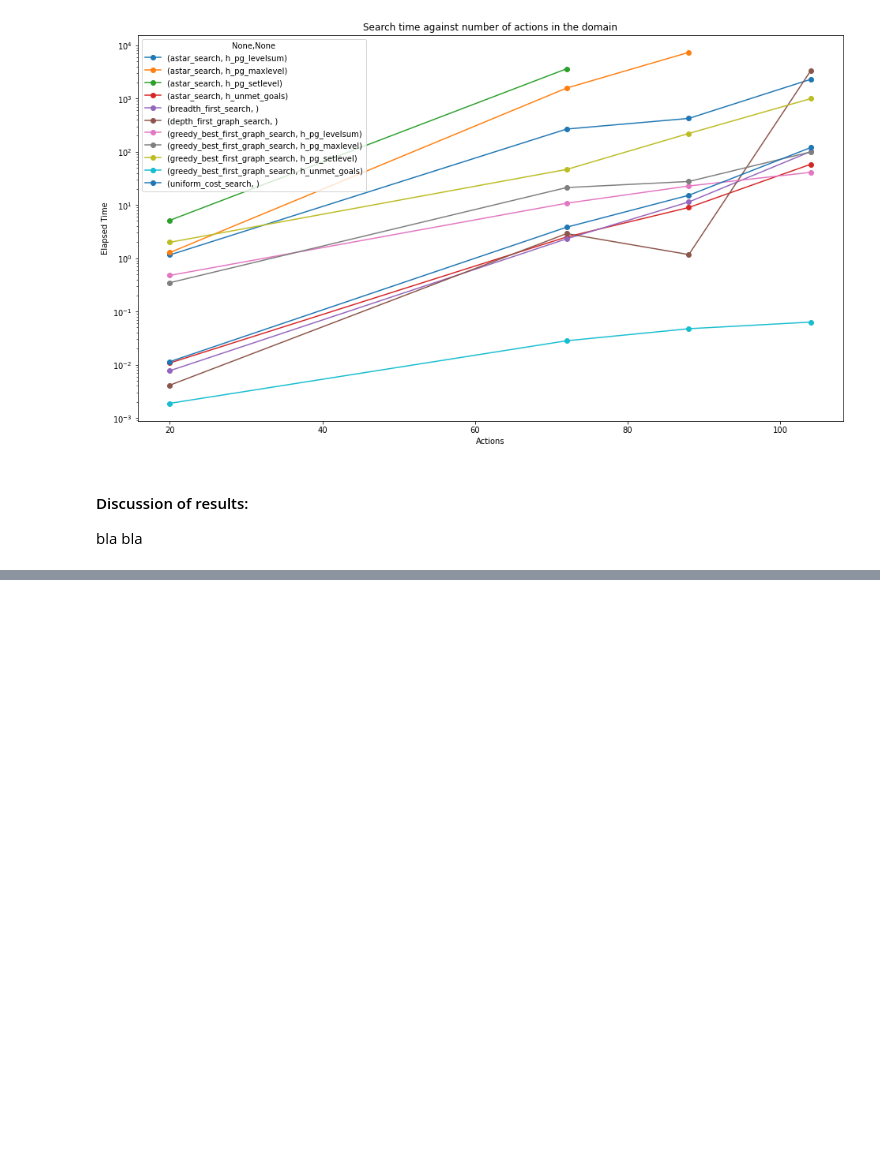
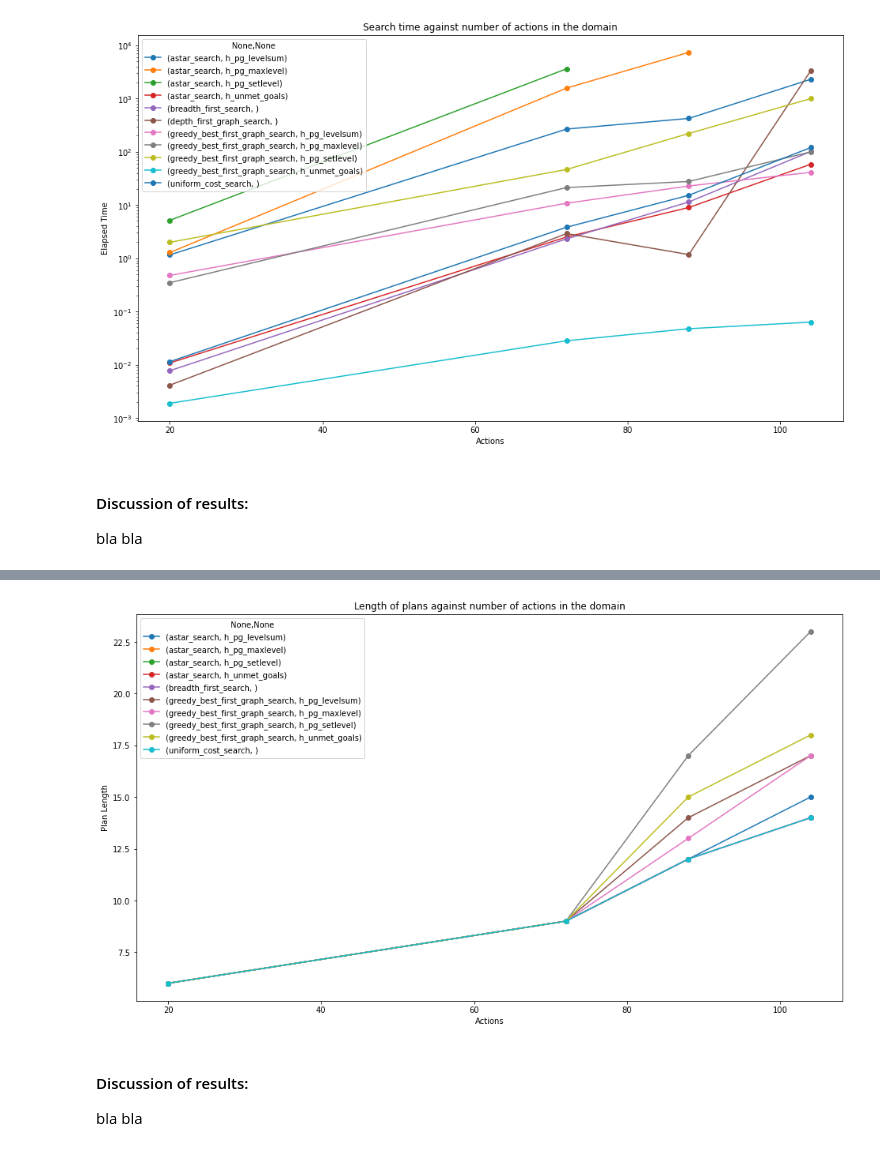
Before and after one commit to johngreibelarsen/ai-classical-planning, a Jupyter notebook: forward_planning_agent.ipynb, the cells around one changed output, grey strips where cells are left out. Drawn from its saved outputs; the diff is of its cells as text; code cells hidden in the pictures; blank space fills up the shorter version.

Commit message:
Started to analyze the optimality of solution as a function of domain size, search algorithm, and heuristic

```diff
--- a/forward_planning_agent.ipynb
+++ b/forward_planning_agent.ipynb
@@ -129,0 +132,13 @@ bla bla
+# %%
+df_plot = df_combined.reset_index()
+df_plot = df_plot[df_plot.Search_Algo != 'depth_first_graph_search'] # remove depth_first_graph_search as plan length is 'noise'
+df_plot = df_plot.set_index('Actions', inplace=False)
+df_plot.groupby(['Search_Algo', 'Heuristic'])['Plan_Length'].plot(ylabel='Plan Length', legend=True, marker='o',
+                                                                 figsize=(16,9), logy=False,
+                                                                 title='Length of plans against number of actions in the domain')
+plt.show()
+# %% [output]
+[figure, added]
+# %% [markdown]
+#### Discussion of results:
+bla bla
```
Also changed, not shown: parts of 2 cells of this notebook.
